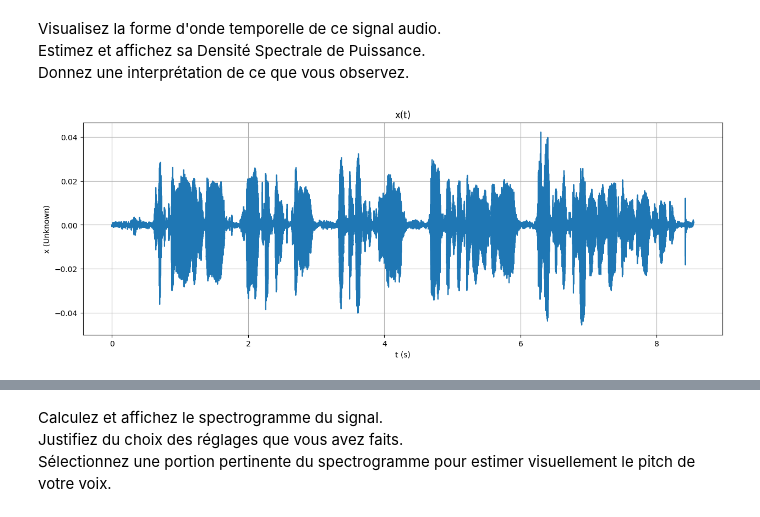
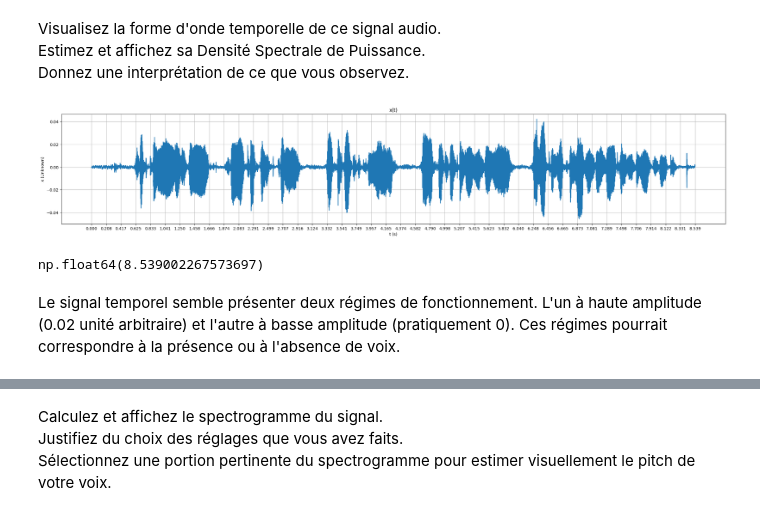
Before and after one commit to TheoBSG/MVA_signal, a Jupyter notebook: TP1/dlts-tp1.ipynb, the cells around one changed output, grey strips where cells are left out. Cells and saved outputs as stored; diff of their text form; code cells hidden in the pictures.

```diff
--- a/TP1/dlts-tp1.ipynb
+++ b/TP1/dlts-tp1.ipynb
@@ -54,12 +56,20 @@ Donnez une interprétation de ce que vous observez.
     </div>
 # %%
 time = np.array([0 + i/sampling_frequency for i in range(len(amplitude))])
-plt.figure(figsize = (15, 5))
+plt.figure(figsize = (30, 5))
 plt.plot(time, amplitude)
 plt.title('x(t)')
 plt.xlabel('t (s)')
+
+plt.xticks(np.linspace(start = 0, stop = time[-1], num = int(5*len(time)/(sampling_frequency))))
 plt.ylabel('x (Unknown)')
 plt.grid()
 plt.show()
 # %% [output]
-[figure, old version]
+[figure, new version]
+# %%
+time[-1]
+# %% [output]
+np.float64(8.539002267573697)
+# %% [markdown]
+Le signal temporel semble présenter deux régimes de fonctionnement. L'un à haute amplitude (0.02 unité arbitraire) et l'autre à basse amplitude (pratiquement 0). Ces régimes pourrait correspondre à la présence ou à l'absence de voix.
```
Also changed, not shown: parts of 39 cells of this notebook.
